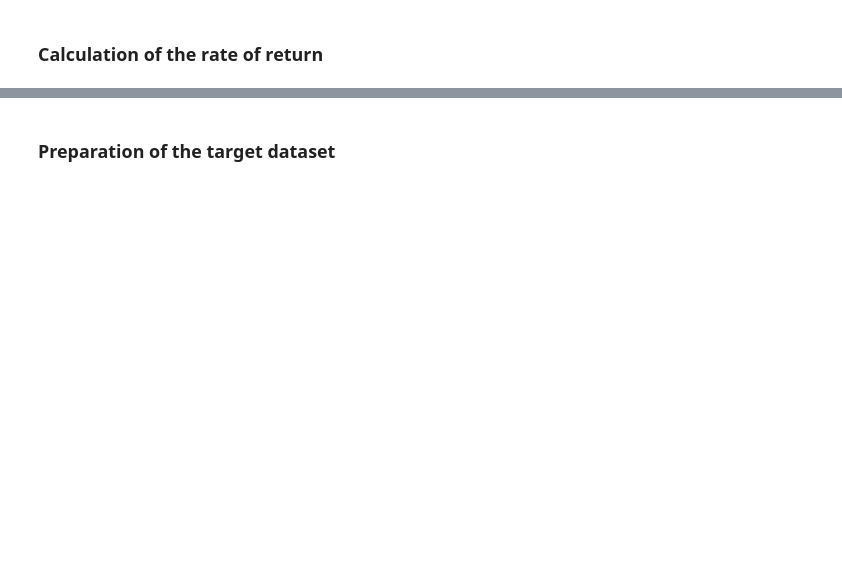
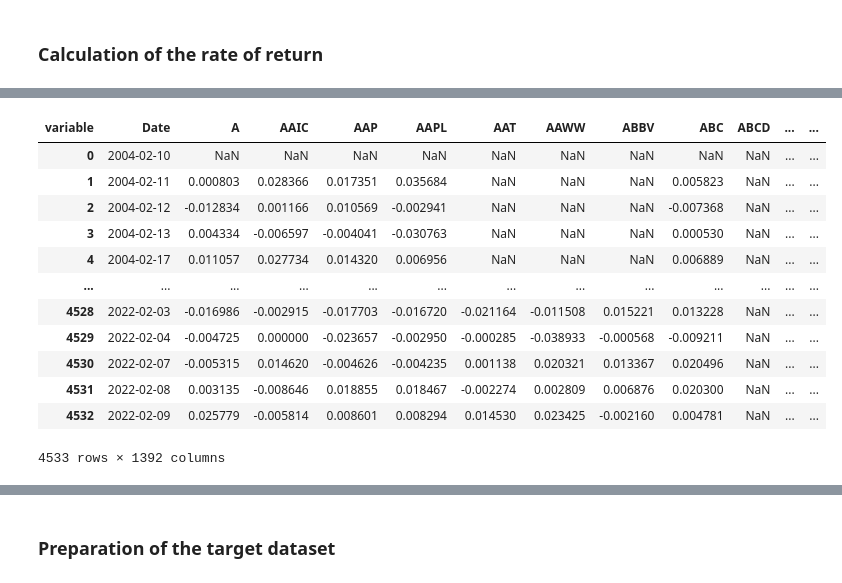
Before and after one commit to Agablue-red/MLClass, a Jupyter notebook: code/data_preparation.ipynb, the cells around one changed output, grey strips where cells are left out. Saved outputs shown, nothing was run; the diff lists cells and outputs as text; code cells hidden in the pictures; blank space fills up the shorter version.

```diff
--- a/code/data_preparation.ipynb
+++ b/code/data_preparation.ipynb
@@ -308,0 +309,23 @@ df_rr.loc[df_rr['variable'] == "SU"]
+# %%
+#Pivot table
+df_width = df_rr.pivot(index='Date', columns='variable', values='return_rate')
+# %%
+#Converting Date column
+df_width = df_width.reset_index()
+df_width['Date'] =  pd.to_datetime(df_width['Date'])
+# %%
+df_width
+# %% [output]
+| variable | Date | A | AAIC | AAP | AAPL | AAT | AAWW | ABBV | ABC | ABCD | ... | ... |
+| 0 | 2004-02-10 | NaN | NaN | NaN | NaN | NaN | NaN | NaN | NaN | NaN | ... | ... |
+| 1 | 2004-02-11 | 0.000803 | 0.028366 | 0.017351 | 0.035684 | NaN | NaN | NaN | 0.005823 | NaN | ... | ... |
+| 2 | 2004-02-12 | -0.012834 | 0.001166 | 0.010569 | -0.002941 | NaN | NaN | NaN | -0.007368 | NaN | ... | ... |
+| 3 | 2004-02-13 | 0.004334 | -0.006597 | -0.004041 | -0.030763 | NaN | NaN | NaN | 0.000530 | NaN | ... | ... |
+| 4 | 2004-02-17 | 0.011057 | 0.027734 | 0.014320 | 0.006956 | NaN | NaN | NaN | 0.006889 | NaN | ... | ... |
+| ... | ... | ... | ... | ... | ... | ... | ... | ... | ... | ... | ... | ... |
+| 4528 | 2022-02-03 | -0.016986 | -0.002915 | -0.017703 | -0.016720 | -0.021164 | -0.011508 | 0.015221 | 0.013228 | NaN | ... | ... |
+| 4529 | 2022-02-04 | -0.004725 | 0.000000 | -0.023657 | -0.002950 | -0.000285 | -0.038933 | -0.000568 | -0.009211 | NaN | ... | ... |
+| 4530 | 2022-02-07 | -0.005315 | 0.014620 | -0.004626 | -0.004235 | 0.001138 | 0.020321 | 0.013367 | 0.020496 | NaN | ... | ... |
+| 4531 | 2022-02-08 | 0.003135 | -0.008646 | 0.018855 | 0.018467 | -0.002274 | 0.002809 | 0.006876 | 0.020300 | NaN | ... | ... |
+| 4532 | 2022-02-09 | 0.025779 | -0.005814 | 0.008601 | 0.008294 | 0.014530 | 0.023425 | -0.002160 | 0.004781 | NaN | ... | ... |
+4533 rows × 1392 columns
```
Also changed, not shown: parts of 32 cells of this notebook, 1 other file.
